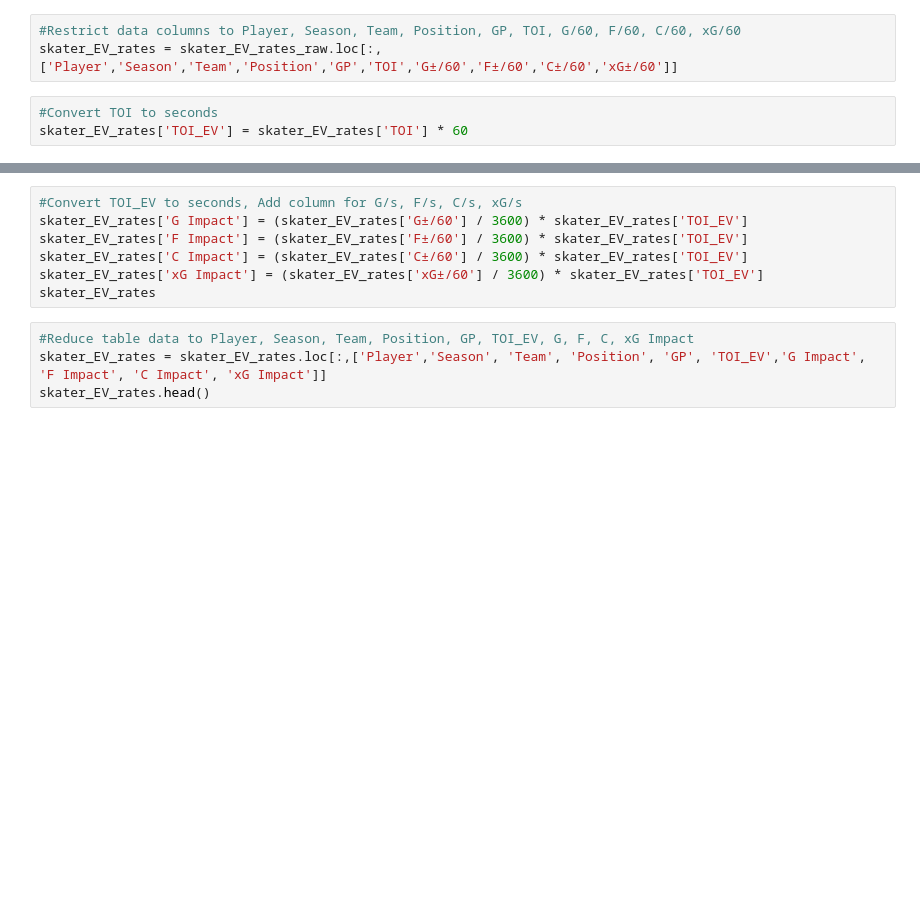
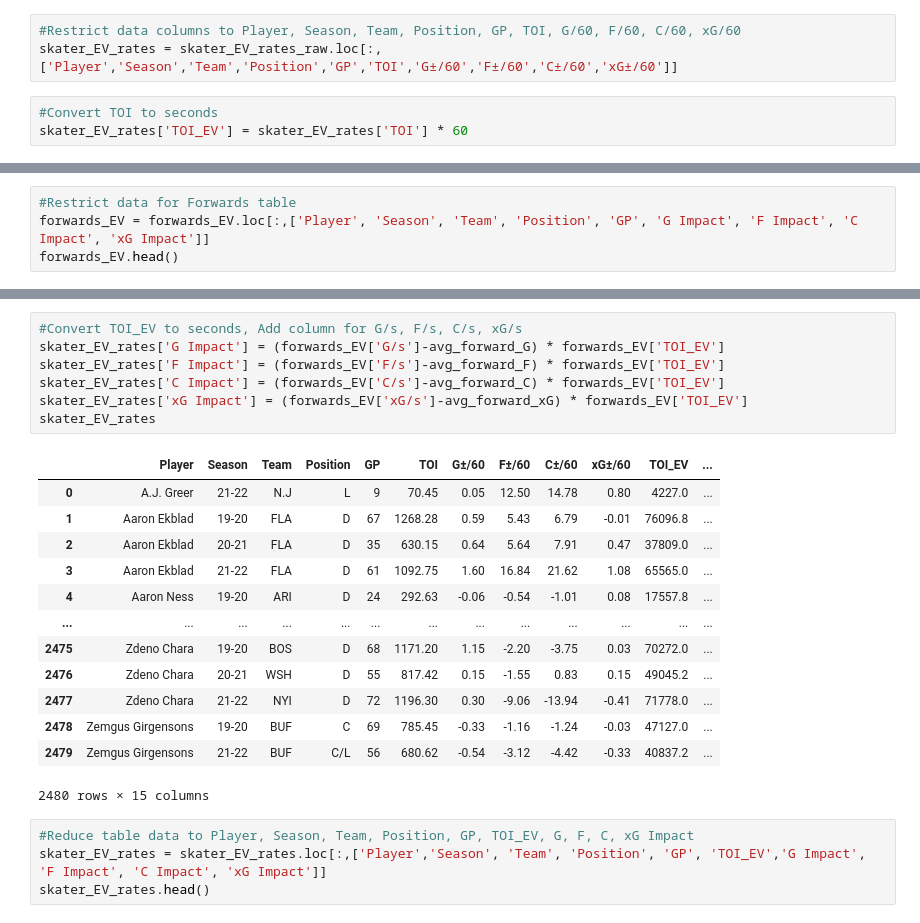
Before and after one commit to mikeytw11/Hockey-Model, a Jupyter notebook: Pre_Season_Model.ipynb, the cells around one changed output, grey strips where cells are left out. Saved outputs shown, nothing was run; the diff lists cells and outputs as text; blank space fills up the shorter version.

```diff
--- a/Pre_Season_Model.ipynb
+++ b/Pre_Season_Model.ipynb
@@ -34,0 +90,4 @@ defense_EV.head()
+# %%
+#Restrict data for Forwards table
+forwards_EV = forwards_EV.loc[:,['Player', 'Season', 'Team', 'Position', 'GP', 'G Impact', 'F Impact', 'C Impact', 'xG Impact']]
+forwards_EV.head()
@@ -35,10 +152,24 @@ defense_EV.head()
 # %%
 #Convert TOI_EV to seconds, Add column for G/s, F/s, C/s, xG/s
-skater_EV_rates['G Impact'] = (skater_EV_rates['G±/60'] / 3600) * skater_EV_rates['TOI_EV']
-skater_EV_rates['F Impact'] = (skater_EV_rates['F±/60'] / 3600) * skater_EV_rates['TOI_EV']
-skater_EV_rates['C Impact'] = (skater_EV_rates['C±/60'] / 3600) * skater_EV_rates['TOI_EV']
-skater_EV_rates['xG Impact'] = (skater_EV_rates['xG±/60'] / 3600) * skater_EV_rates['TOI_EV']
+skater_EV_rates['G Impact'] = (forwards_EV['G/s']-avg_forward_G) * forwards_EV['TOI_EV']
+skater_EV_rates['F Impact'] = (forwards_EV['F/s']-avg_forward_F) * forwards_EV['TOI_EV']
+skater_EV_rates['C Impact'] = (forwards_EV['C/s']-avg_forward_C) * forwards_EV['TOI_EV']
+skater_EV_rates['xG Impact'] = (forwards_EV['xG/s']-avg_forward_xG) * forwards_EV['TOI_EV']
 skater_EV_rates
+# %% [output]
+|  | Player | Season | Team | Position | GP | TOI | G±/60 | F±/60 | C±/60 | xG±/60 | TOI_EV | ... |
+| 0 | A.J. Greer | 21-22 | N.J | L | 9 | 70.45 | 0.05 | 12.50 | 14.78 | 0.80 | 4227.0 | ... |
+| 1 | Aaron Ekblad | 19-20 | FLA | D | 67 | 1268.28 | 0.59 | 5.43 | 6.79 | -0.01 | 76096.8 | ... |
+| 2 | Aaron Ekblad | 20-21 | FLA | D | 35 | 630.15 | 0.64 | 5.64 | 7.91 | 0.47 | 37809.0 | ... |
+| 3 | Aaron Ekblad | 21-22 | FLA | D | 61 | 1092.75 | 1.60 | 16.84 | 21.62 | 1.08 | 65565.0 | ... |
+| 4 | Aaron Ness | 19-20 | ARI | D | 24 | 292.63 | -0.06 | -0.54 | -1.01 | 0.08 | 17557.8 | ... |
+| ... | ... | ... | ... | ... | ... | ... | ... | ... | ... | ... | ... | ... |
+| 2475 | Zdeno Chara | 19-20 | BOS | D | 68 | 1171.20 | 1.15 | -2.20 | -3.75 | 0.03 | 70272.0 | ... |
+| 2476 | Zdeno Chara | 20-21 | WSH | D | 55 | 817.42 | 0.15 | -1.55 | 0.83 | 0.15 | 49045.2 | ... |
+| 2477 | Zdeno Chara | 21-22 | NYI | D | 72 | 1196.30 | 0.30 | -9.06 | -13.94 | -0.41 | 71778.0 | ... |
+| 2478 | Zemgus Girgensons | 19-20 | BUF | C | 69 | 785.45 | -0.33 | -1.16 | -1.24 | -0.03 | 47127.0 | ... |
+| 2479 | Zemgus Girgensons | 21-22 | BUF | C/L | 56 | 680.62 | -0.54 | -3.12 | -4.42 | -0.33 | 40837.2 | ... |
+2480 rows × 15 columns
 # %%
 #Reduce table data to Player, Season, Team, Position, GP, TOI_EV, G, F, C, xG Impact
 skater_EV_rates = skater_EV_rates.loc[:,['Player','Season', 'Team', 'Position', 'GP', 'TOI_EV','G Impact', 'F Impact', 'C Impact', 'xG Impact']]
```
Also changed, not shown: parts of 10 cells of this notebook.
